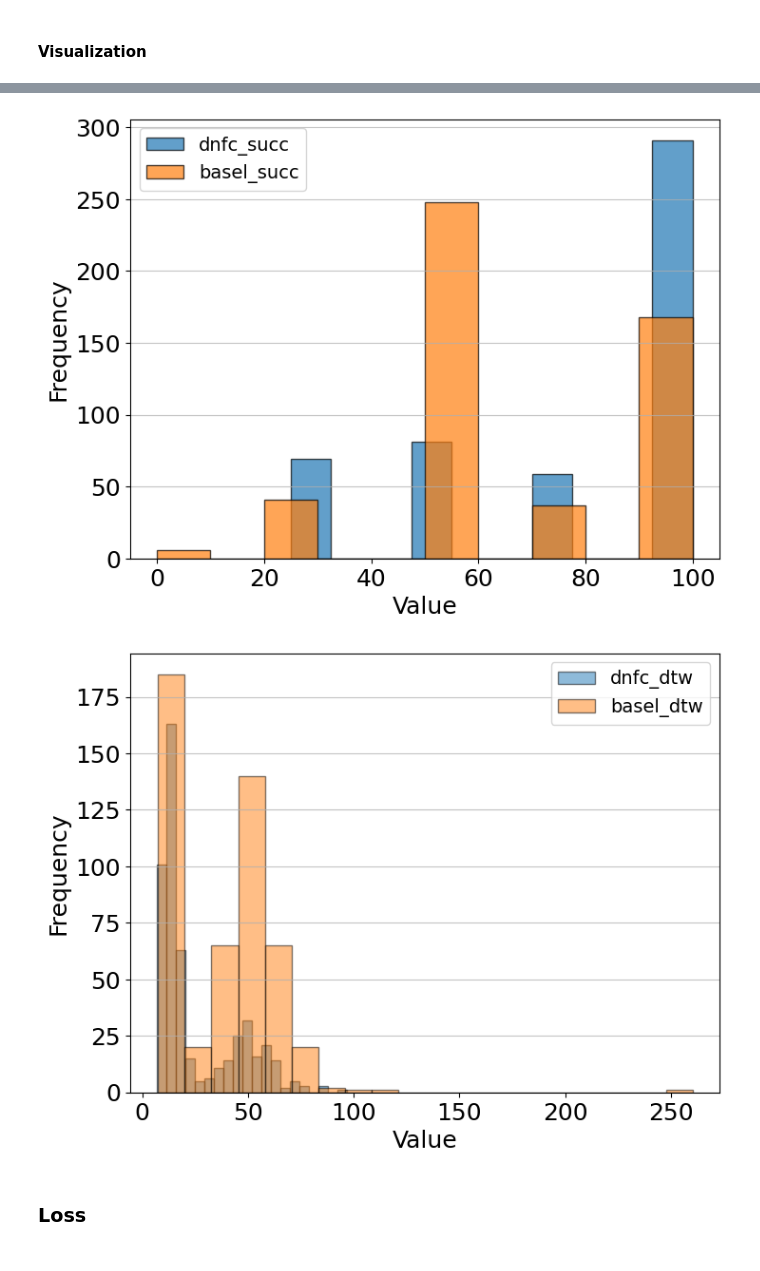
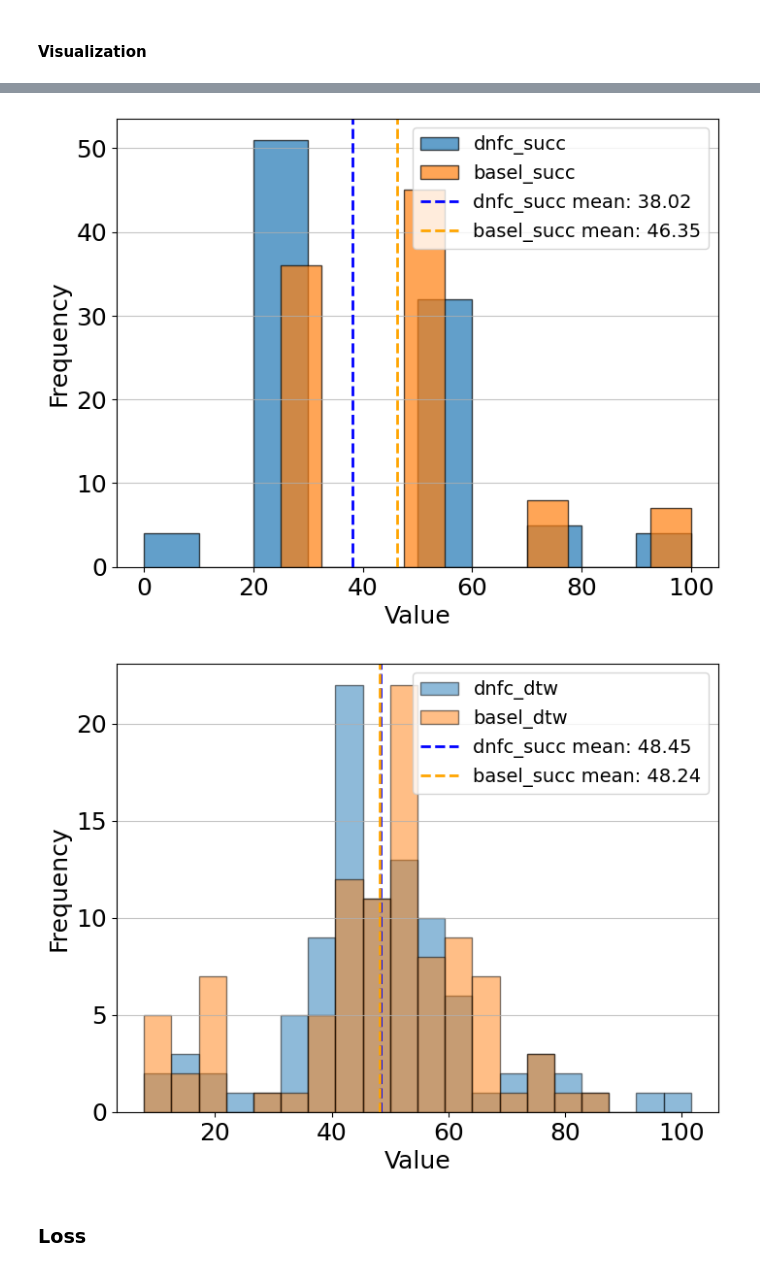
Before and after one commit to arash-mehrabi-z/dnfc-torobo, a Jupyter notebook: feedback_controller/fbc/neural_network/get_results.ipynb, the cells around one changed output, grey strips where cells are left out. Cells and saved outputs as stored; diff of their text form; code cells hidden in the pictures.

```diff
--- a/feedback_controller/fbc/neural_network/get_results.ipynb
+++ b/feedback_controller/fbc/neural_network/get_results.ipynb
@@ -18,7 +18,7 @@ plt.rc('legend', fontsize=14)
 # %%
 root_dir = "/home/arash/catkin_ws/src/feedback_controller/fbc/neural_network/results/"
 ds_name = "trajs:500_blocks:3_random" #+ "_v"
-model_params_list = [12.949] #14.391] #[25.301] #5.381, 7.541, ]
+model_params_list = [13.333]#14.391] #12.949] #[25.301] #5.381, 7.541, ]
 
 kin = TorKin()
 # %% [output]
@@ -81,0 +82,3 @@ df.shape
+# %%
+df = df[df["eps_num"] <= 32]
+df.shape
@@ -155,7 +194,7 @@ stats_abl = {
 }
 # %%
 for num_params in model_params_list:
-    model_dir = os.path.join(root_dir, f"{ds_name}_{num_params}K_{extra}/ep:2000/")
+    model_dir = os.path.join(root_dir, f"{ds_name}_{num_params}K/ep:2000/")
     for is_not_abl in [True]:#, False]:
         file_dir = os.path.join(model_dir, f"on_v_custl_mse_{extra}_1e-05_{is_not_abl}")
         file_path = os.path.join(file_dir, "perf.csv")
@@ -165,6 +204,7 @@ for num_params in model_params_list:
         df['basel_succ'] *= 100.0
 
         df['train_round'] = df.groupby('eps_num').cumcount() + 1
+        df = df[df["eps_num"] <= 32]
         round_means = df.groupby('train_round')[['dnfc_succ', 'basel_succ',
                                             'dnfc_dtw', 'basel_dtw']].mean()
         overall_mean = round_means.mean()
@@ -347,11 +395,20 @@ print(errors)
 # %%
 bin_no = 10
+
+dnfc_mean = df["dnfc_succ"].mean()
+basel_mean = df["basel_succ"].mean()
 
 # Plot histograms for 'dnfc_succ' and 'basel_succ' side by side
 plt.figure(figsize=(8, 6))
 plt.hist(df["dnfc_succ"], bins=bin_no, alpha=0.7, label='dnfc_succ', edgecolor='black')
 plt.hist(df["basel_succ"], bins=bin_no, alpha=0.7, label='basel_succ', edgecolor='black')
 # plt.title("Histogram of dnfc_succ and basel_succ", fontsize=14)
+# Add vertical dashed lines for mean values
+plt.axvline(dnfc_mean, color='blue', linestyle='dashed',
+            linewidth=2, label=f'dnfc_succ mean: {dnfc_mean:.2f}')
+plt.axvline(basel_mean, color='orange', linestyle='dashed',
+            linewidth=2, label=f'basel_succ mean: {basel_mean:.2f}')
+
 plt.xlabel("Value")
 plt.ylabel("Frequency")
 plt.legend()
@@ -360,24 +417,39 @@ plt.grid(axis='y', alpha=0.75)
 plt.savefig(os.path.join(os.getcwd(), "paper/succ_hist.png"))
 plt.show()
 # %% [output]
-[figure, old version]
+[figure, new version]
 # %%
 bin_no = 20
 
+# Find the common range for both datasets
+min_value = min(df["dnfc_dtw"].min(), df["basel_dtw"].min())
+max_value = max(df["dnfc_dtw"].max(), df["basel_dtw"].max())
+
+# Create bin edges with equal width
+bins = np.linspace(min_value, max_value, bin_no + 1)  # +1 because linspace creates bin edges
+
+dnfc_mean = df["dnfc_dtw"].mean()
+basel_mean = df["basel_dtw"].mean()
+
 # Plot histograms for 'dnfc_succ' and 'basel_succ' side by side
 plt.figure(figsize=(8, 6))
-plt.hist(df["dnfc_dtw"], bins=bin_no, alpha=0.5, label='dnfc_dtw', edgecolor='black')
-plt.hist(df["basel_dtw"], bins=bin_no, alpha=0.5, label='basel_dtw', edgecolor='black')
+plt.hist(df["dnfc_dtw"], bins=bins, alpha=0.5, label='dnfc_dtw', edgecolor='black')
+plt.hist(df["basel_dtw"], bins=bins, alpha=0.5, label='basel_dtw', edgecolor='black')
+
+plt.axvline(dnfc_mean, color='blue', linestyle='dashed',
+            linewidth=2, label=f'dnfc_succ mean: {dnfc_mean:.2f}')
+plt.axvline(basel_mean, color='orange', linestyle='dashed',
+            linewidth=2, label=f'basel_succ mean: {basel_mean:.2f}')
 # plt.title("Histogram of dnfc_succ and basel_succ", fontsize=14)
 plt.xlabel("Value")
 plt.ylabel("Frequency")
 plt.legend()
 plt.grid(axis='y', alpha=0.75)
 
 plt.savefig(os.path.join(os.getcwd(), "paper/dtw_hist.png"))
 plt.show()
 # %% [output]
-[figure, old version]
+[figure, new version]
 # %%
 root_dir = "/home/arash/catkin_ws/src/feedback_controller/fbc/neural_network/results/"
 root_dir += "trajs:360_blocks:3_triangle_v_7.541K/ep:1000/on_v_custl_const_1e-05"
```
Also changed, not shown: parts of 17 cells of this notebook, 4 other files.
